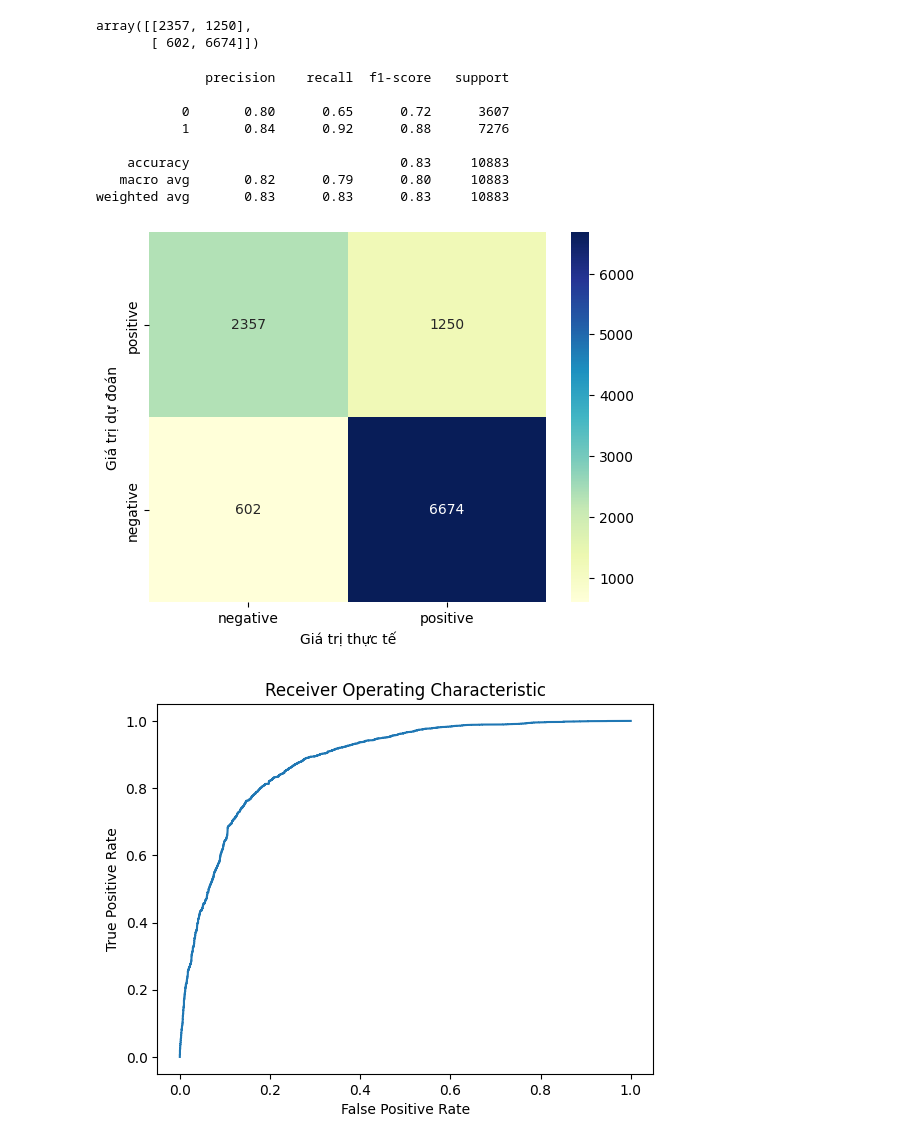
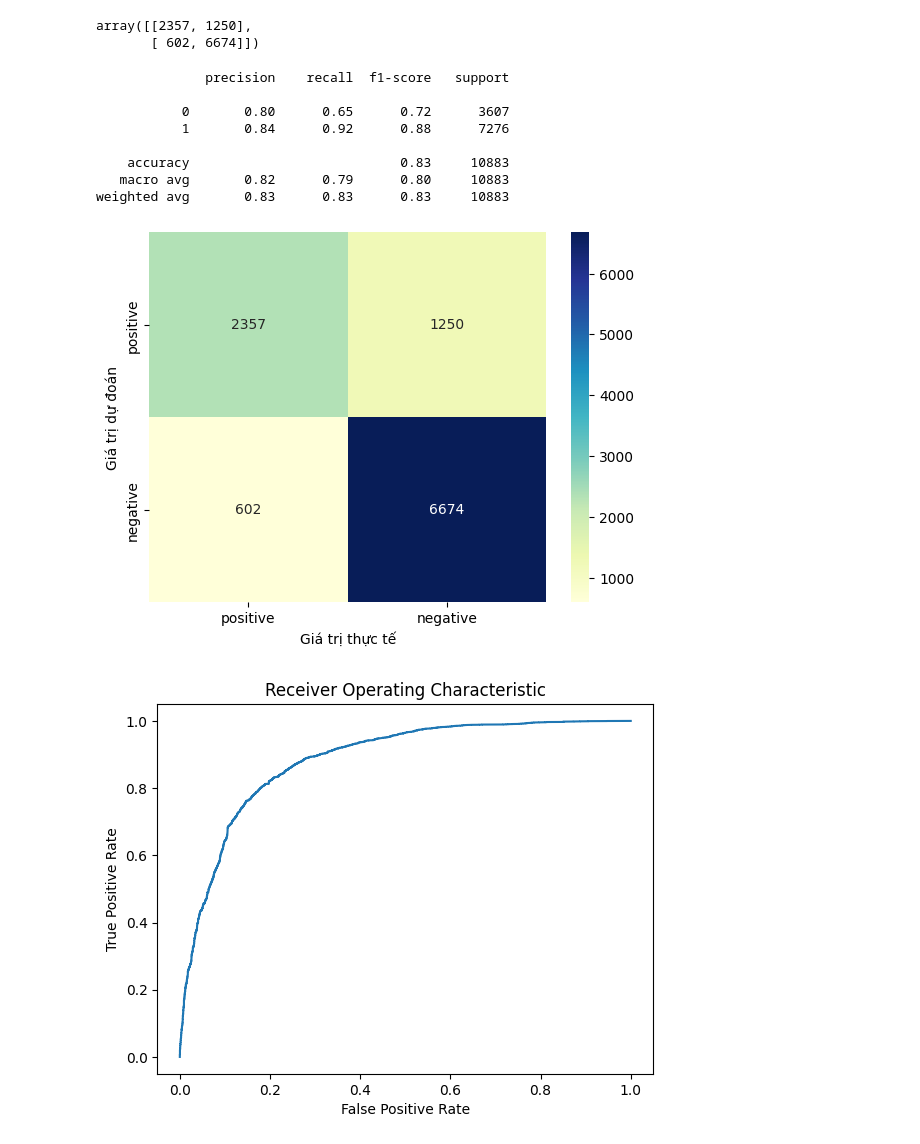
Before and after one commit to savig-vi/SVM, a Jupyter notebook: SMV_Implement.ipynb, the cells around one changed output. Drawn from its saved outputs; the diff is of its cells as text; code cells hidden in the pictures.

```diff
--- a/SMV_Implement.ipynb
+++ b/SMV_Implement.ipynb
@@ -304,24 +304,24 @@ array([[2357, 1250],
 # %%
 print(classification_report(y_test,y_pred))
 
 # Tùy chỉnh màu sắc
-sns.heatmap(cm, cmap='YlGnBu', annot=True, fmt='d', xticklabels=['negative', 'positive'] ,yticklabels=['positive', 'negative'])
+sns.heatmap(cm, cmap='YlGnBu', annot=True, fmt='d', xticklabels=['positive', 'negative'] ,yticklabels=['positive', 'negative'])
 
 plt.xlabel('Giá trị thực tế')
 plt.ylabel('Giá trị dự đoán')
 
 # Hiển thị biểu đồ
 plt.show()
 # %% [output]
               precision    recall  f1-score   support
 
            0       0.80      0.65      0.72      3607
            1       0.84      0.92      0.88      7276
 
     accuracy                           0.83     10883
    macro avg       0.82      0.79      0.80     10883
 weighted avg       0.83      0.83      0.83     10883
-[figure, old version]
+[figure, new version]
 # %%
 from sklearn.metrics import roc_curve, roc_auc_score
 import matplotlib.pyplot as plt
```
